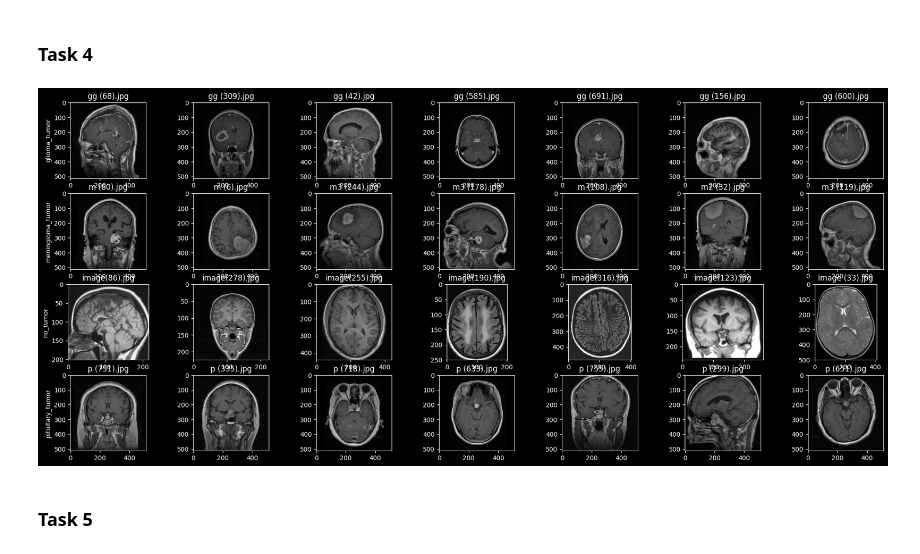
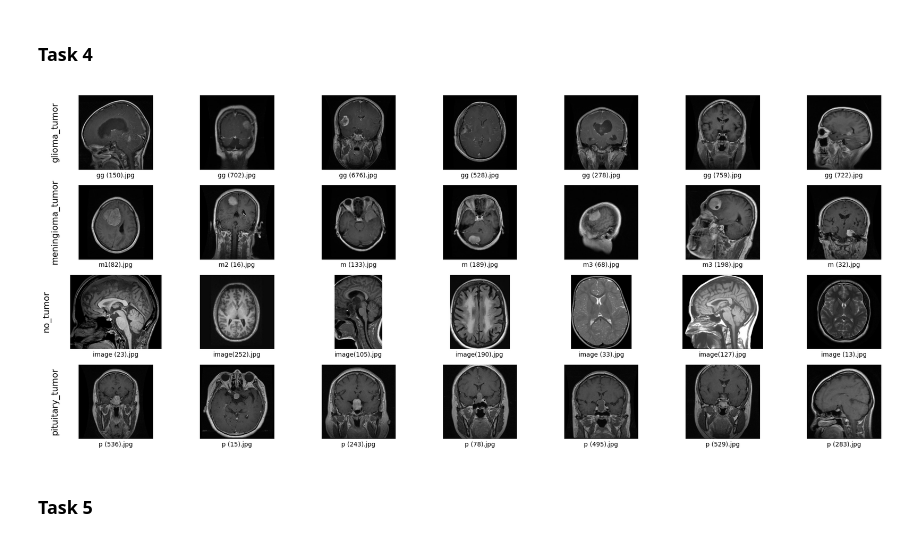
Before and after one commit to AlexLicuriceanu/invatare-supervizata, a Jupyter notebook: tema1-brain-tumor-classification/tema1.ipynb, the cells around one changed output. Drawn from its saved outputs; the diff is of its cells as text; code cells hidden in the pictures.

```diff
--- a/tema1-brain-tumor-classification/tema1.ipynb
+++ b/tema1-brain-tumor-classification/tema1.ipynb
@@ -11,17 +10,23 @@ import matplotlib.pyplot as plt
 import torch
 import torch.nn as nn
 import torch.optim as optim
-from sklearn.model_selection import KFold
 from torch.utils.data import Subset, DataLoader
 import torchvision.transforms as transforms
-import monai
+from torchvision import models
 import PIL
+from PIL import Image, ImageFilter
+import cv2
+from tqdm import tqdm
+import sys
+import seaborn as sns
+from sklearn.metrics import confusion_matrix, classification_report
 
 RANDOM_STATE = 123
+NUM_EPOCHS = 10
 LABELS = ["glioma_tumor", "meningioma_tumor", "no_tumor", "pituitary_tumor"]
 
-print(torch.cuda.is_available())
+print(f"Cuda: {torch.cuda.is_available()}")
 
 %matplotlib inline
-plt.style.use('dark_background')
+plt.style.use('default')
 # %% [output]
@@ -90,24 +126,34 @@ plot_class_distribution(test_dataset, "Test Dataset", 2)
 # %% [markdown]
 ### Task 4
 # %%
-nr_images_each = 7
-fig, axes = plt.subplots(len(LABELS), nr_images_each, figsize=(24, 10))
+def plot_sample_images(nr_images_each):
+    fig, axes = plt.subplots(len(LABELS), nr_images_each, figsize=(24, 10))
 
-for i, label in enumerate(LABELS):
-    axes[i][0].set_ylabel(label)
+    for i, label in enumerate(LABELS):
+        image_files = os.listdir(f"Training/{label}")
+        np.random.shuffle(image_files)
 
-    image_files = os.listdir(f"Training/{label}")
-    np.random.shuffle(image_files)
+        axes[i][0].set_ylabel(label, fontsize=14)
+        image_files = image_files[:nr_images_each]
 
-    image_files = image_files[:nr_images_each]
+        for j, file_name in enumerate(image_files):
 
-    for j, file_name in enumerate(image_files):
+            image_path = os.path.join(f"Training/{label}", file_name)
+            image = PIL.Image.open(image_path)
+            axes[i][j].imshow(image)
+            axes[i][j].set_title(file_name, fontsize=10, y=-0.15)
 
-        image_path = os.path.join(f"Training/{label}", file_name)
-        image = PIL.Image.open(image_path)
-        axes[i][j].imshow(image)
-        axes[i][j].title.set_text(file_name)
+            # "Hide" the axes without hiding the title.
+            axis_color = 'white'
+            axes[i][j].spines['top'].set_color(axis_color)
+            axes[i][j].spines['bottom'].set_color(axis_color)
+            axes[i][j].spines['left'].set_color(axis_color)
+            axes[i][j].spines['right'].set_color(axis_color)
+            axes[i][j].tick_params(axis='x', colors=axis_color)
+            axes[i][j].tick_params(axis='y', colors=axis_color)
+
+plot_sample_images(nr_images_each=7)
 # %% [output]
-[figure, old version]
+[figure, new version]
 # %% [markdown]
 ### Task 5
```
Also changed, not shown: parts of 17 cells of this notebook, 1 other file.
